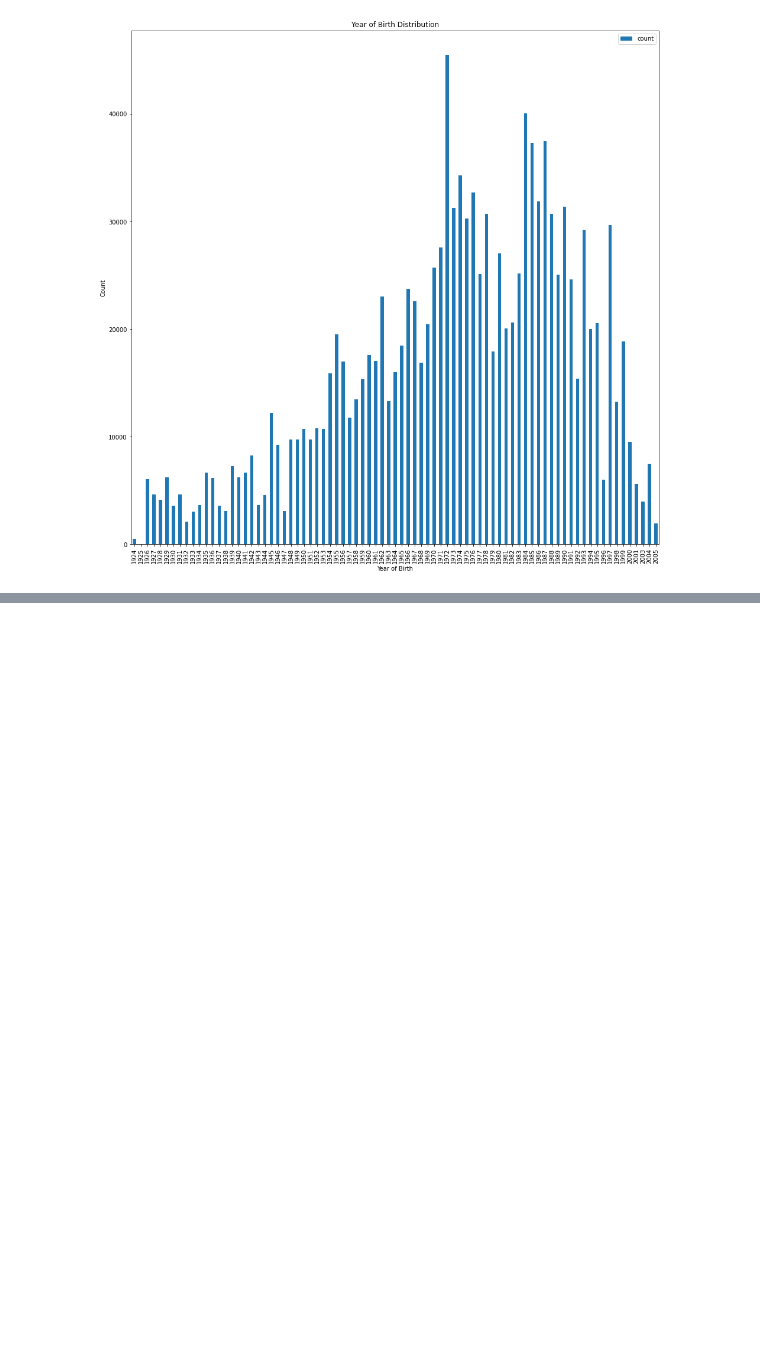
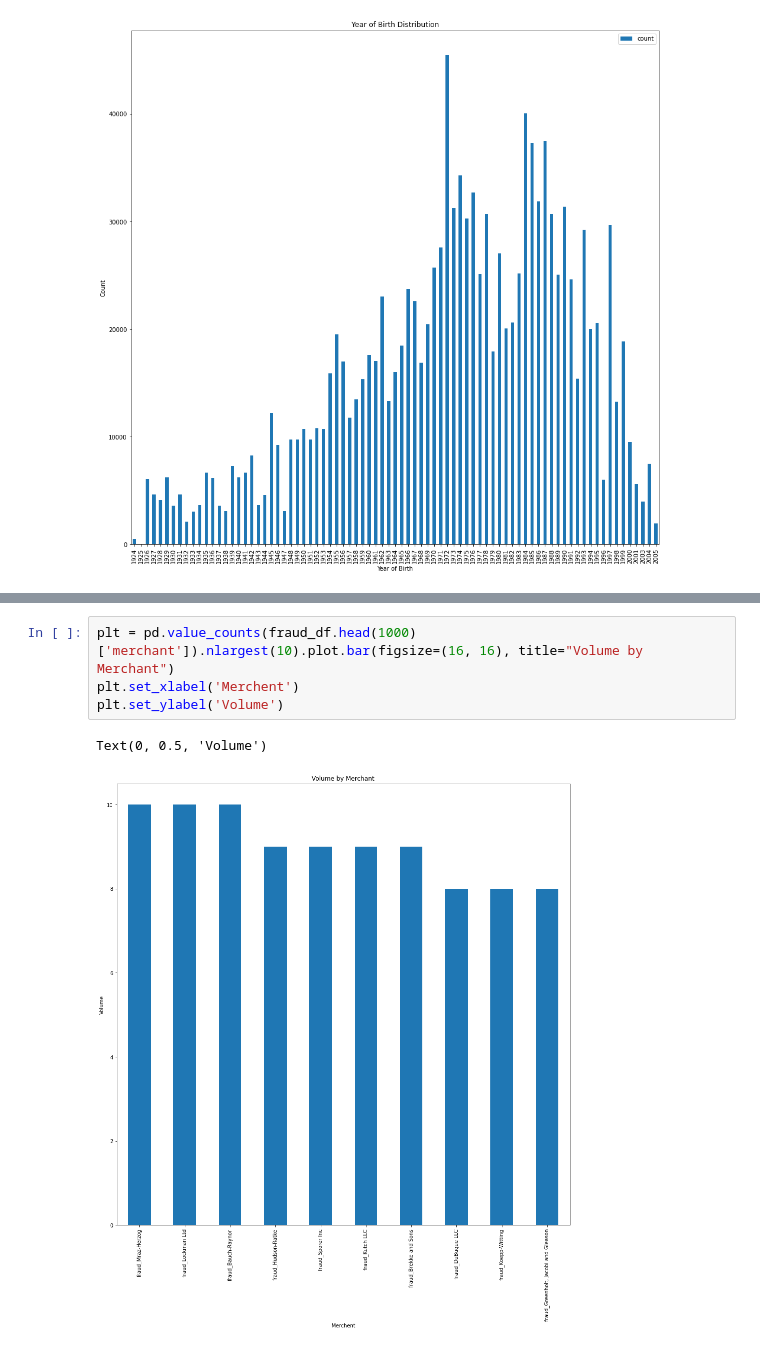
Before and after one commit to cwperks/eai6000_group5, a Jupyter notebook: week1/cperkins_week1_eda.ipynb, the cells around one changed output, grey strips where cells are left out. Cells and saved outputs as stored; diff of their text form; blank space fills up the shorter version.

```diff
--- a/week1/cperkins_week1_eda.ipynb
+++ b/week1/cperkins_week1_eda.ipynb
@@ -151,0 +168,7 @@ Text(0, 0.5, 'Count')
+# %%
+plt = pd.value_counts(fraud_df.head(1000)['merchant']).nlargest(10).plot.bar(figsize=(16, 16), title="Volume by Merchant")
+plt.set_xlabel('Merchent')
+plt.set_ylabel('Volume')
+# %% [output]
+Text(0, 0.5, 'Volume')
+[figure, added]
```
Also changed, not shown: parts of 4 cells of this notebook.
